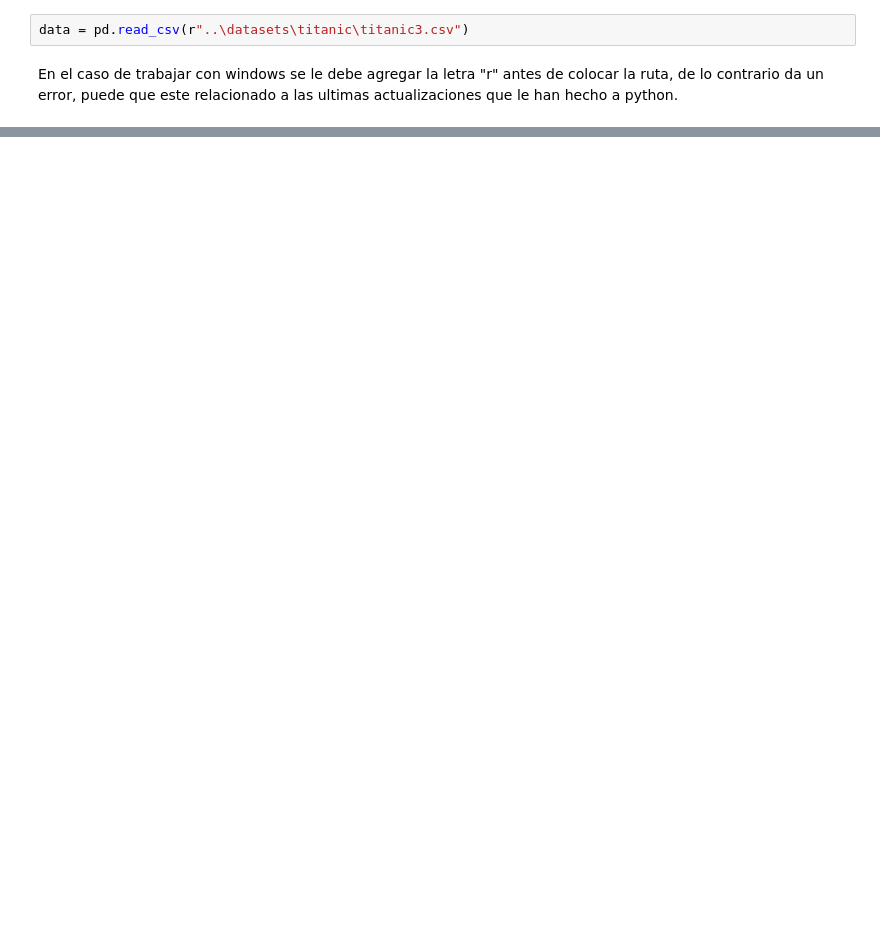
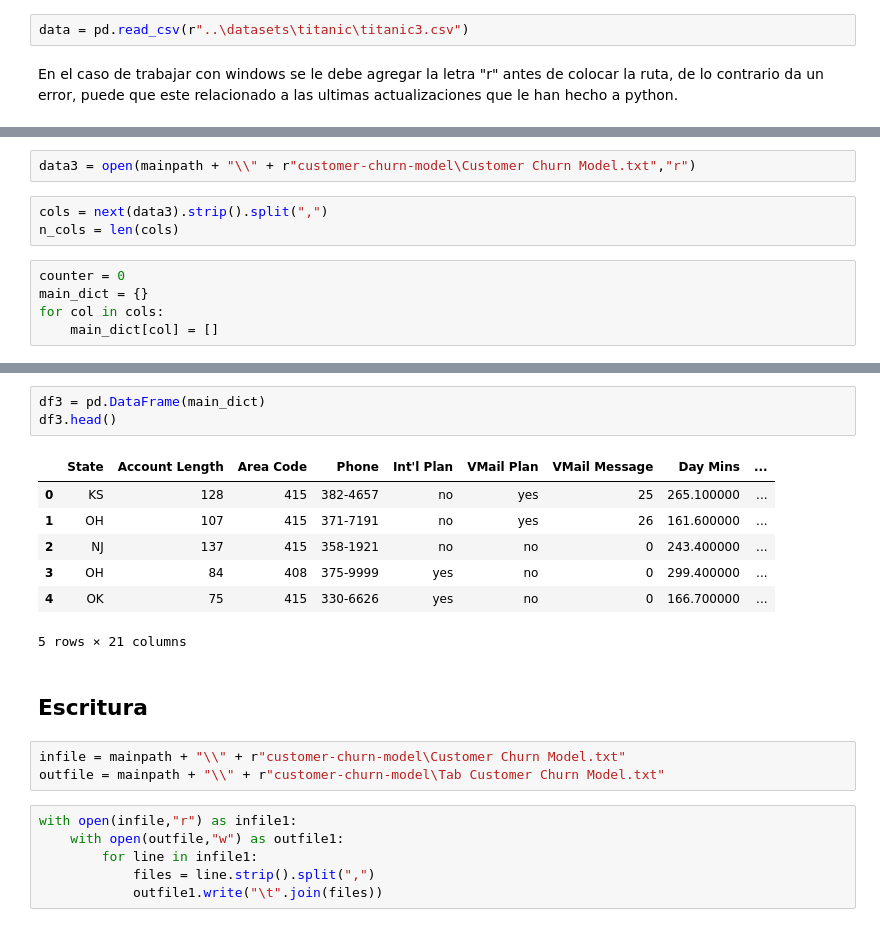
Before and after one commit to Manuelmontas02/python-ml-course, a Jupyter notebook: notebooks_propios/T1-1-Titanic.ipynb, the cells around one changed output, grey strips where cells are left out. Saved outputs shown, nothing was run; the diff lists cells and outputs as text; blank space fills up the shorter version.

```diff
--- a/notebooks_propios/T1-1-Titanic.ipynb
+++ b/notebooks_propios/T1-1-Titanic.ipynb
@@ -26,0 +85,10 @@ TypeError: read_csv() got an unexpected keyword argument 'filepath'
+# %%
+data3 = open(mainpath + "\\" + r"customer-churn-model\Customer Churn Model.txt","r")
+# %%
+cols = next(data3).strip().split(",")
+n_cols = len(cols)
+# %%
+counter = 0
+main_dict = {}
+for col in cols:
+    main_dict[col] = []
@@ -26,0 +112,22 @@ TypeError: read_csv() got an unexpected keyword argument 'filepath'
+# %%
+df3 = pd.DataFrame(main_dict)
+df3.head()
+# %% [output]
+|  | State | Account Length | Area Code | Phone | Int'l Plan | VMail Plan | VMail Message | Day Mins | ... |
+| 0 | KS | 128 | 415 | 382-4657 | no | yes | 25 | 265.100000 | ... |
+| 1 | OH | 107 | 415 | 371-7191 | no | yes | 26 | 161.600000 | ... |
+| 2 | NJ | 137 | 415 | 358-1921 | no | no | 0 | 243.400000 | ... |
+| 3 | OH | 84 | 408 | 375-9999 | yes | no | 0 | 299.400000 | ... |
+| 4 | OK | 75 | 415 | 330-6626 | yes | no | 0 | 166.700000 | ... |
+5 rows × 21 columns
+# %% [markdown]
+## Escritura
+# %%
+infile = mainpath + "\\" + r"customer-churn-model\Customer Churn Model.txt"
+outfile = mainpath + "\\" + r"customer-churn-model\Tab Customer Churn Model.txt"
+# %%
+with open(infile,"r") as infile1:
+    with open(outfile,"w") as outfile1:
+        for line in infile1:
+            files = line.strip().split(",")
+            outfile1.write("\t".join(files))
```
Also changed, not shown: parts of 13 cells of this notebook, 2 other files.
